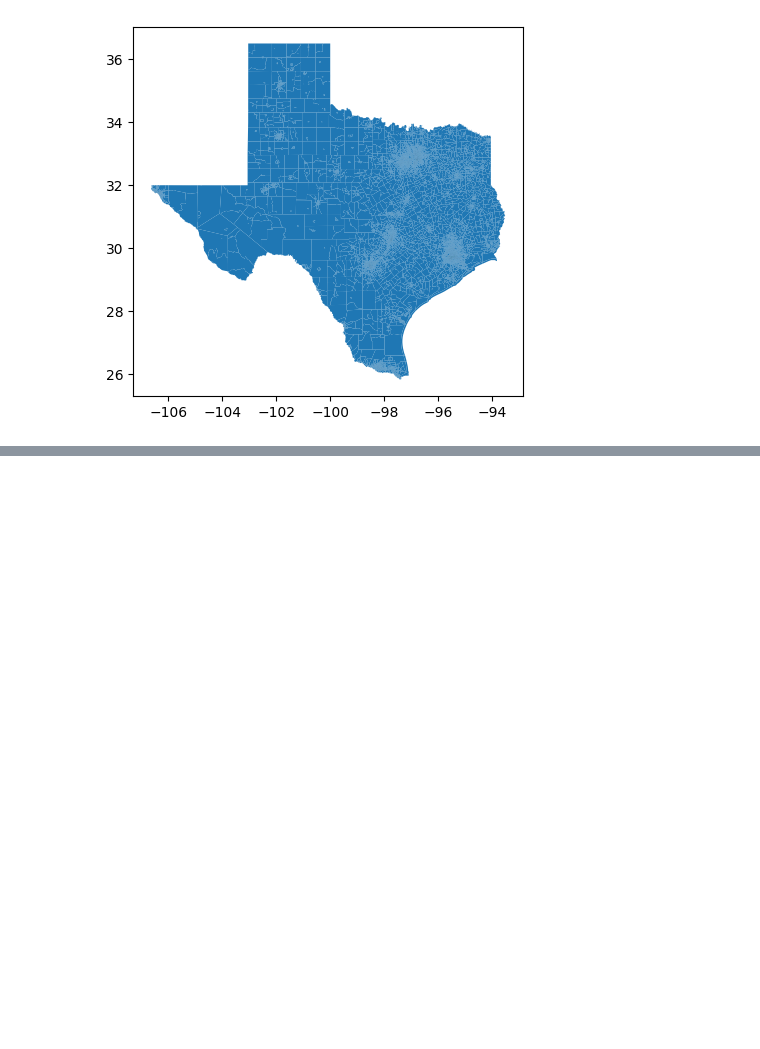
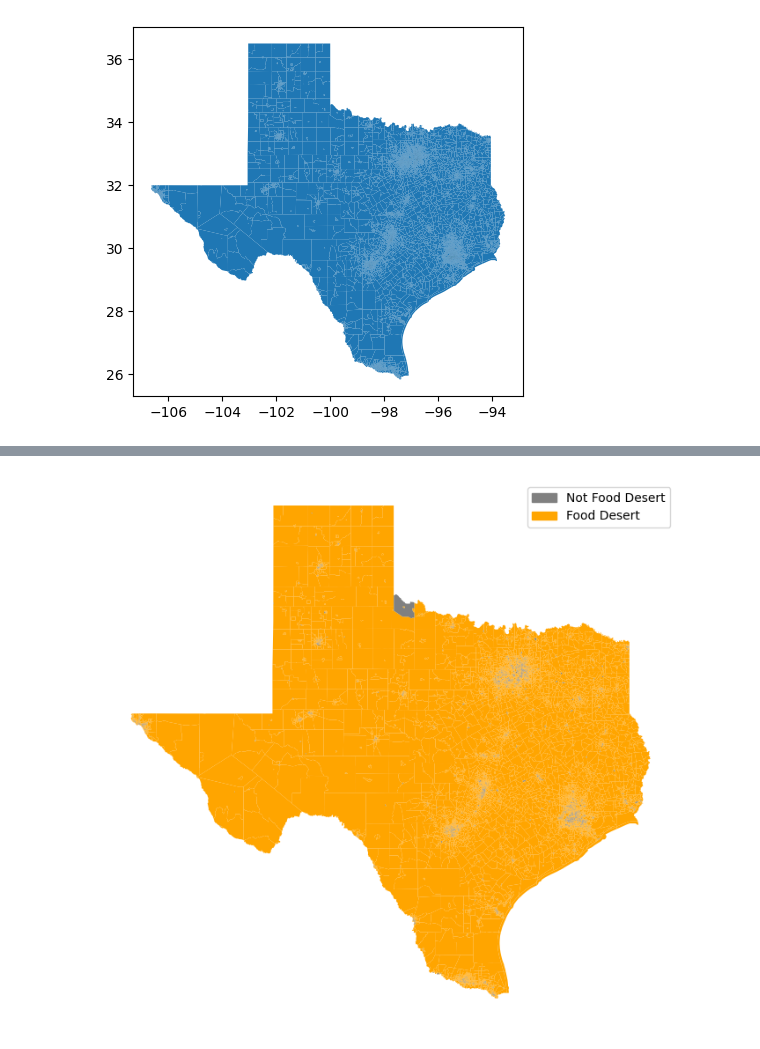
Before and after one commit to natalielarowe/MADS_Capstone, a Jupyter notebook: nl_analysis.ipynb, the cells around one changed output, grey strips where cells are left out. Saved outputs shown, nothing was run; the diff lists cells and outputs as text; code cells hidden in the pictures; blank space fills up the shorter version.

```diff
--- a/nl_analysis.ipynb
+++ b/nl_analysis.ipynb
@@ -16,0 +107,20 @@ plt.show()
+# %%
+## CDC Definition
+df_geo = pd.merge(df, gdf,left_on='Geo Index', right_on='GEOIDFQ', how='left')
+df_geo = gpd.GeoDataFrame(df_geo, geometry='geometry')
+
+fig, ax = plt.subplots(figsize=(10, 8))
+cmap = ListedColormap(['gray', 'orange'])
+
+df_geo.plot(column='Food Desert CDC', cmap=cmap, legend=False, ax=ax)
+ax.set_axis_off()
+
+# custom legends
+not_fd_patch = mpatches.Patch(color='gray', label='Not Food Desert')
+fd_patch = mpatches.Patch(color='orange', label='Food Desert')
+
+plt.legend(handles=[not_fd_patch, fd_patch], loc='upper right')
+
+plt.show()
+# %% [output]
+[figure, added]
```
Also changed, not shown: parts of 10 cells of this notebook.
